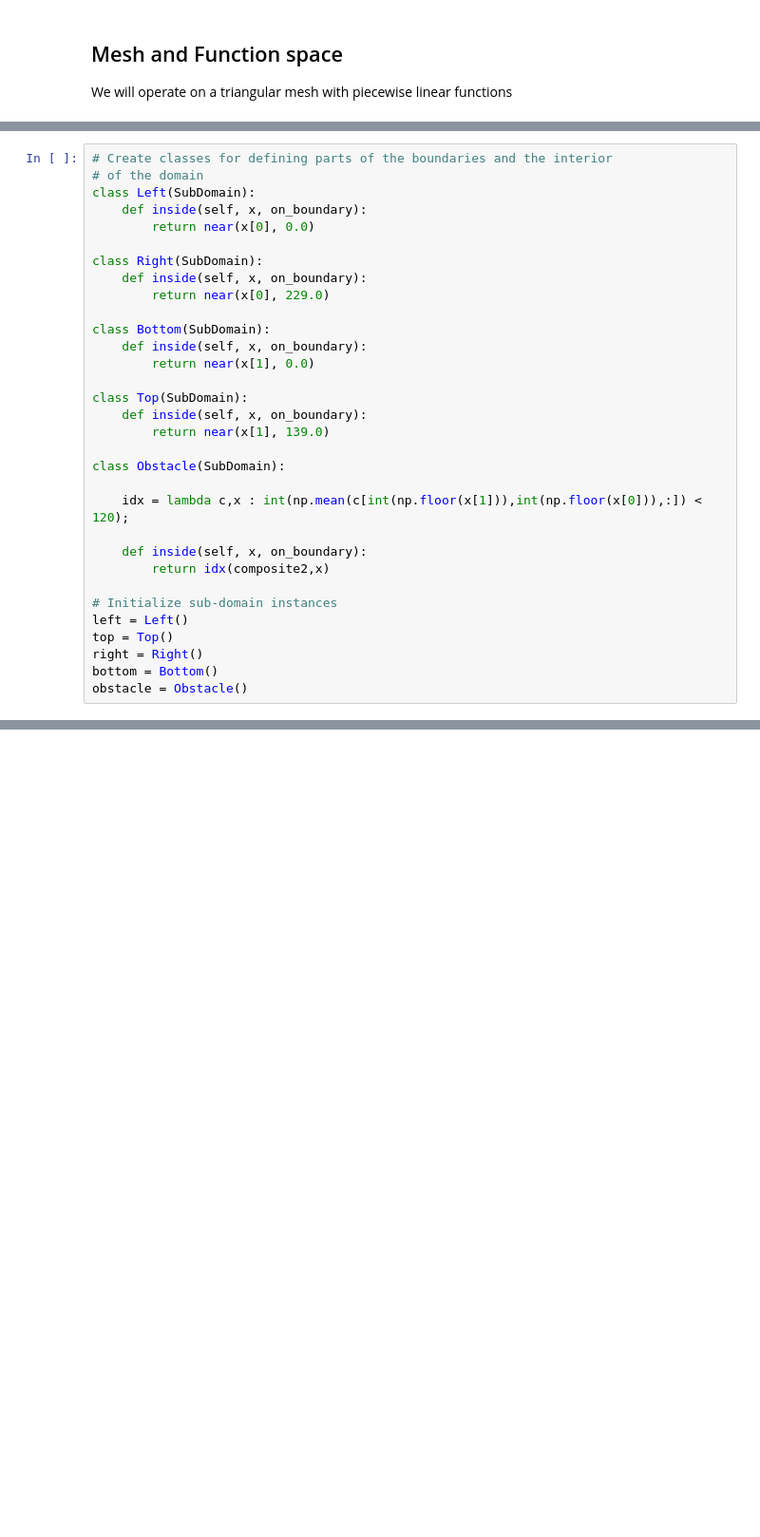
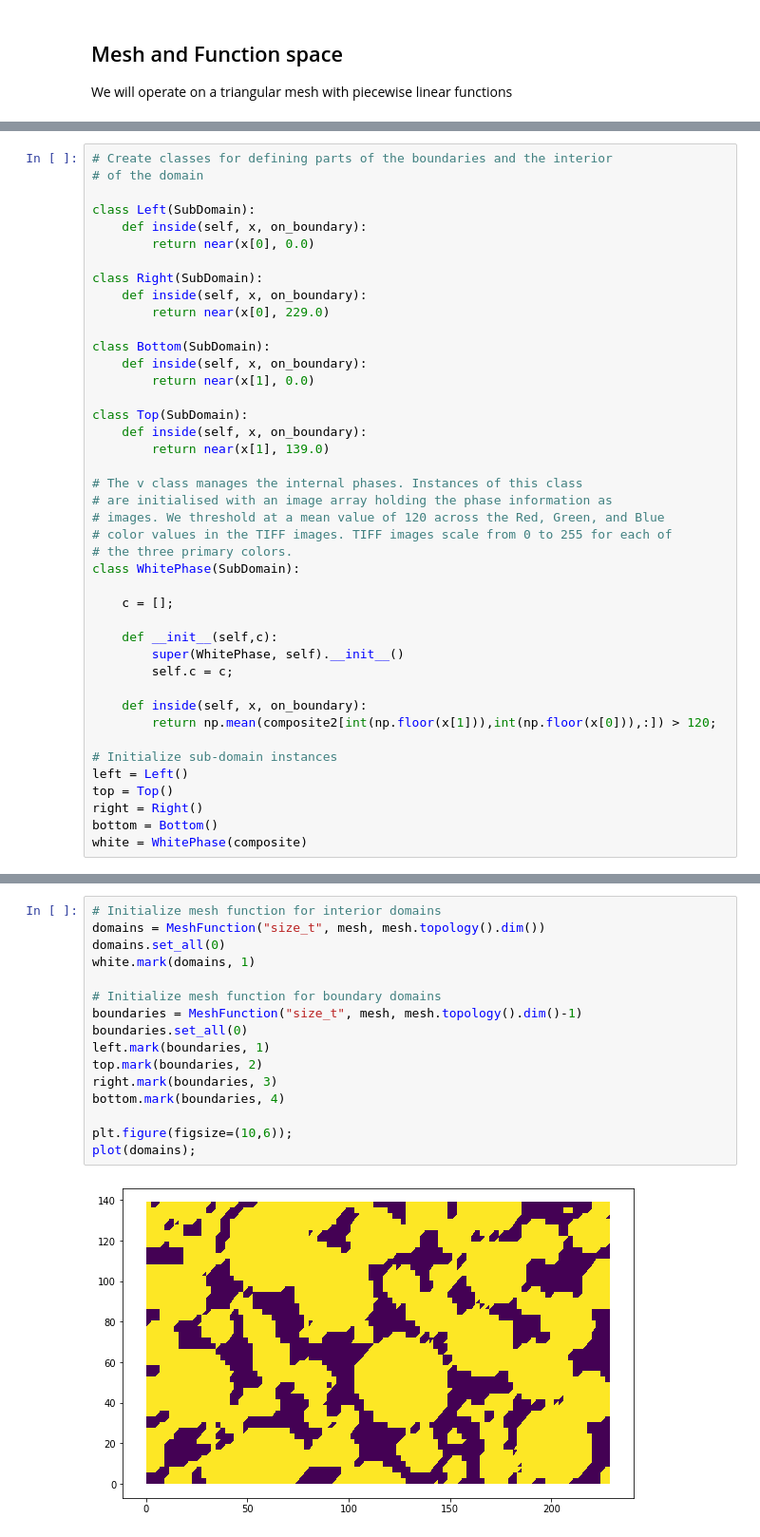
Before and after one commit to MaterialModelling/lab1, a Jupyter notebook: fem_composite.ipynb, the cells around one changed output, grey strips where cells are left out. Shown at 95% size. Saved outputs shown, nothing was run; the diff lists cells and outputs as text; blank space fills up the shorter version.

```diff
--- a/fem_composite.ipynb
+++ b/fem_composite.ipynb
@@ -103,6 +109,7 @@ plot(mesh, title="Mesh");
 # %%
 # Create classes for defining parts of the boundaries and the interior
 # of the domain
+
 class Left(SubDomain):
     def inside(self, x, on_boundary):
         return near(x[0], 0.0)
@@ -119,16 +126,25 @@ class Top(SubDomain):
     def inside(self, x, on_boundary):
         return near(x[1], 139.0)
 
-class Obstacle(SubDomain):
+# The v class manages the internal phases. Instances of this class
+# are initialised with an image array holding the phase information as
+# images. We threshold at a mean value of 120 across the Red, Green, and Blue
+# color values in the TIFF images. TIFF images scale from 0 to 255 for each of
+# the three primary colors.
+class WhitePhase(SubDomain):
 
-    idx = lambda c,x : int(np.mean(c[int(np.floor(x[1])),int(np.floor(x[0])),:]) < 120);
+    c = [];
+
+    def __init__(self,c):
+        super(WhitePhase, self).__init__()
+        self.c = c;
 
     def inside(self, x, on_boundary):
-        return idx(composite2,x)
+        return np.mean(composite2[int(np.floor(x[1])),int(np.floor(x[0])),:]) > 120;
 
 # Initialize sub-domain instances
 left = Left()
 top = Top()
 right = Right()
 bottom = Bottom()
-obstacle = Obstacle()
+white = WhitePhase(composite)
@@ -147,0 +153,18 @@ plot(psi)
+# %%
+# Initialize mesh function for interior domains
+domains = MeshFunction("size_t", mesh, mesh.topology().dim())
+domains.set_all(0)
+white.mark(domains, 1)
+
+# Initialize mesh function for boundary domains
+boundaries = MeshFunction("size_t", mesh, mesh.topology().dim()-1)
+boundaries.set_all(0)
+left.mark(boundaries, 1)
+top.mark(boundaries, 2)
+right.mark(boundaries, 3)
+bottom.mark(boundaries, 4)
+
+plt.figure(figsize=(10,6));
+plot(domains);
+# %% [output]
+[figure, added]
```
Also changed, not shown: parts of 16 cells of this notebook.
